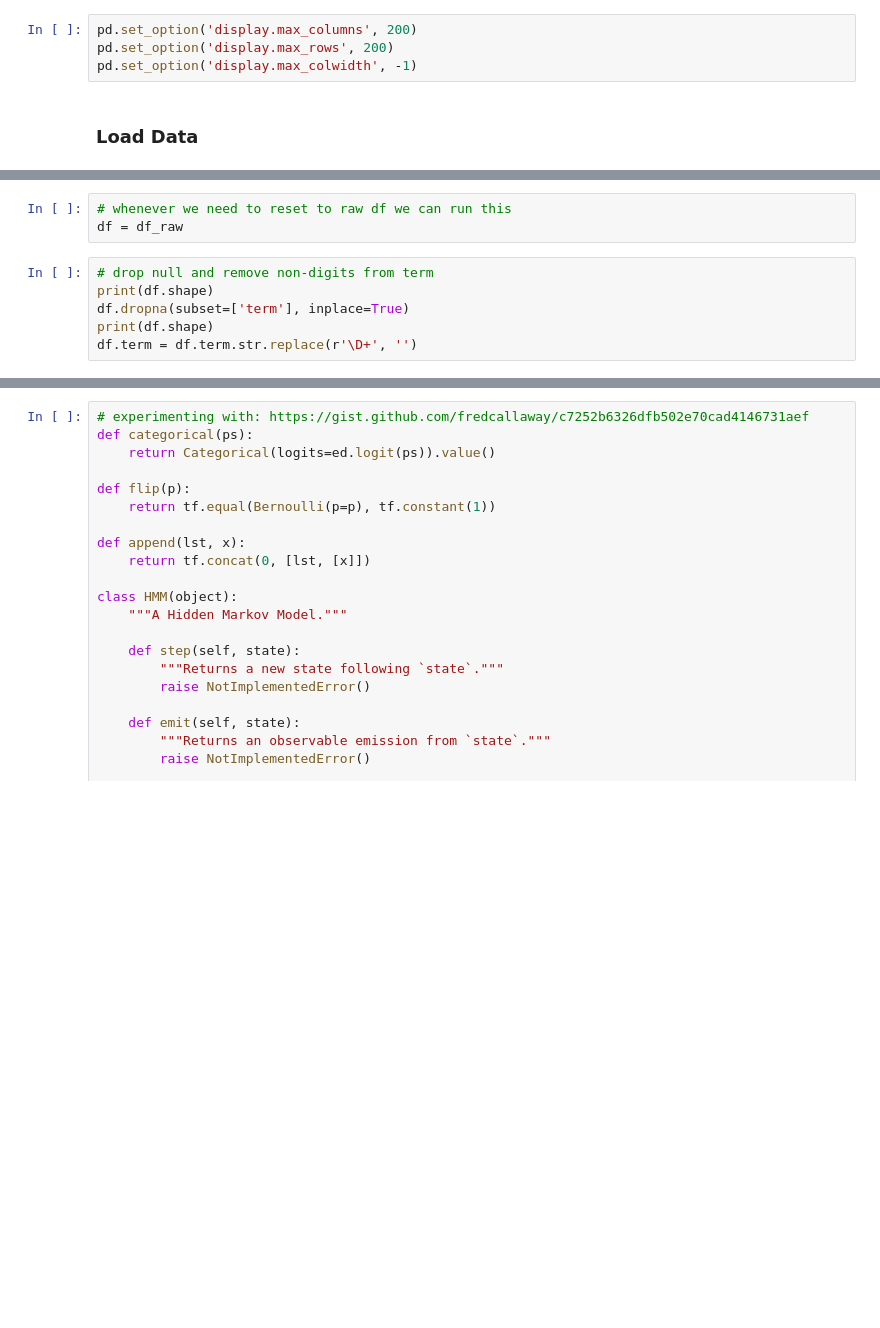
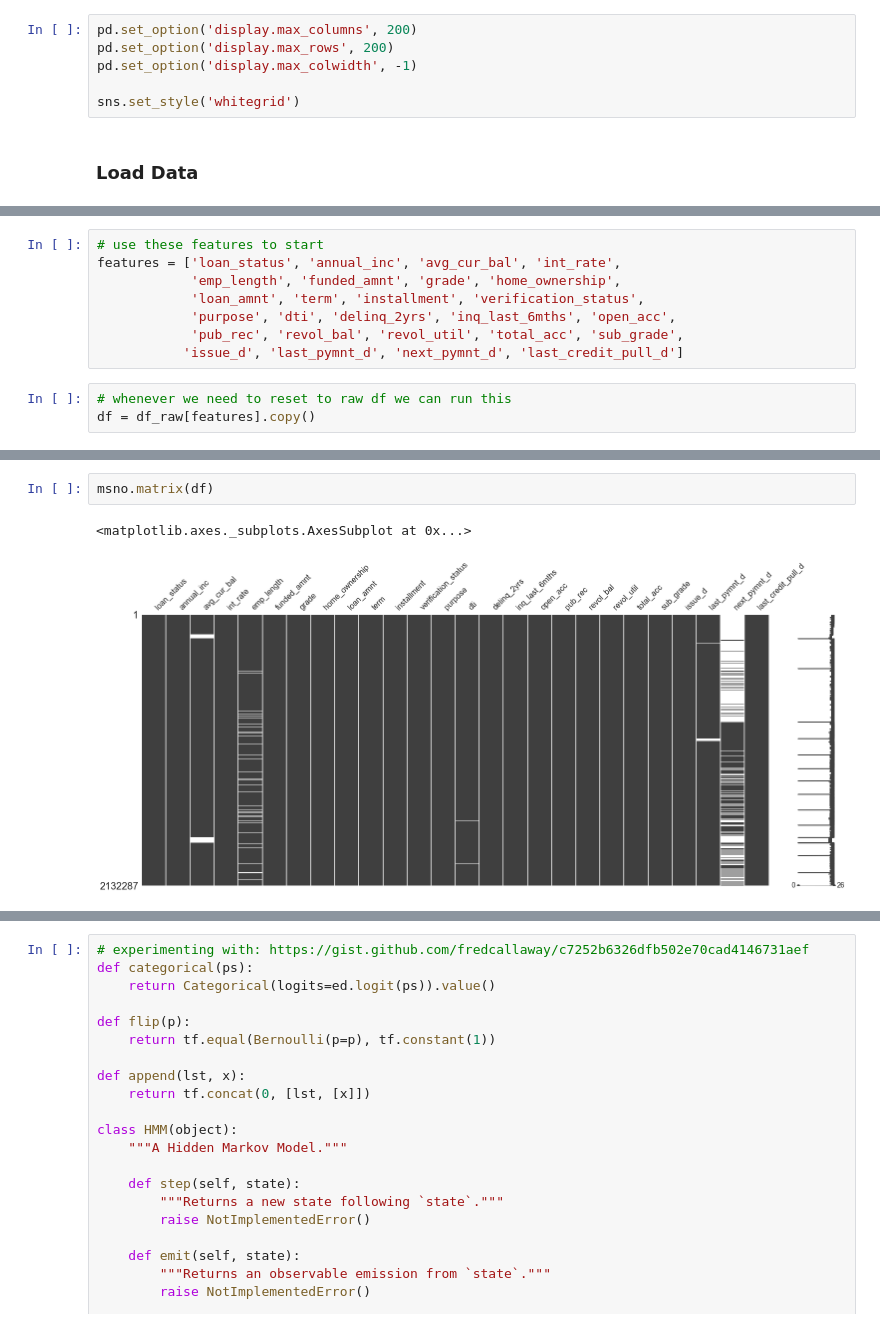
Before and after one commit to basilvetas/lending-club-analysis, a Jupyter notebook: markov-model.ipynb, the cells around one changed output, grey strips where cells are left out. Saved outputs shown, nothing was run; the diff lists cells and outputs as text; blank space fills up the shorter version.

```diff
--- a/markov-model.ipynb
+++ b/markov-model.ipynb
@@ -25,6 +21,8 @@ Use the retry module or similar alternatives.
 pd.set_option('display.max_columns', 200)
 pd.set_option('display.max_rows', 200)
 pd.set_option('display.max_colwidth', -1)
+
+sns.set_style('whitegrid')
 # %% [markdown]
 ### Load Data
 # %%
@@ -55,9 +39,11 @@ df_raw.head()
+# %%
+# use these features to start
+features = ['loan_status', 'annual_inc', 'avg_cur_bal', 'int_rate',
+            'emp_length', 'funded_amnt', 'grade', 'home_ownership',
+            'loan_amnt', 'term', 'installment', 'verification_status',
+            'purpose', 'dti', 'delinq_2yrs', 'inq_last_6mths', 'open_acc',
+            'pub_rec', 'revol_bal', 'revol_util', 'total_acc', 'sub_grade',
+           'issue_d', 'last_pymnt_d', 'next_pymnt_d', 'last_credit_pull_d']
 # %%
 # whenever we need to reset to raw df we can run this
-df = df_raw
+df = df_raw[features].copy()
-# %%
-# drop null and remove non-digits from term
-print(df.shape)
-df.dropna(subset=['term'], inplace=True)
-print(df.shape)
-df.term = df.term.str.replace(r'\D+', '')
@@ -104,0 +70,5 @@ df_other
+# %%
+msno.matrix(df)
+# %% [output]
+<matplotlib.axes._subplots.AxesSubplot at 0x...>
+[figure, added]
```
Also changed, not shown: parts of 25 cells of this notebook, 1 other file.
